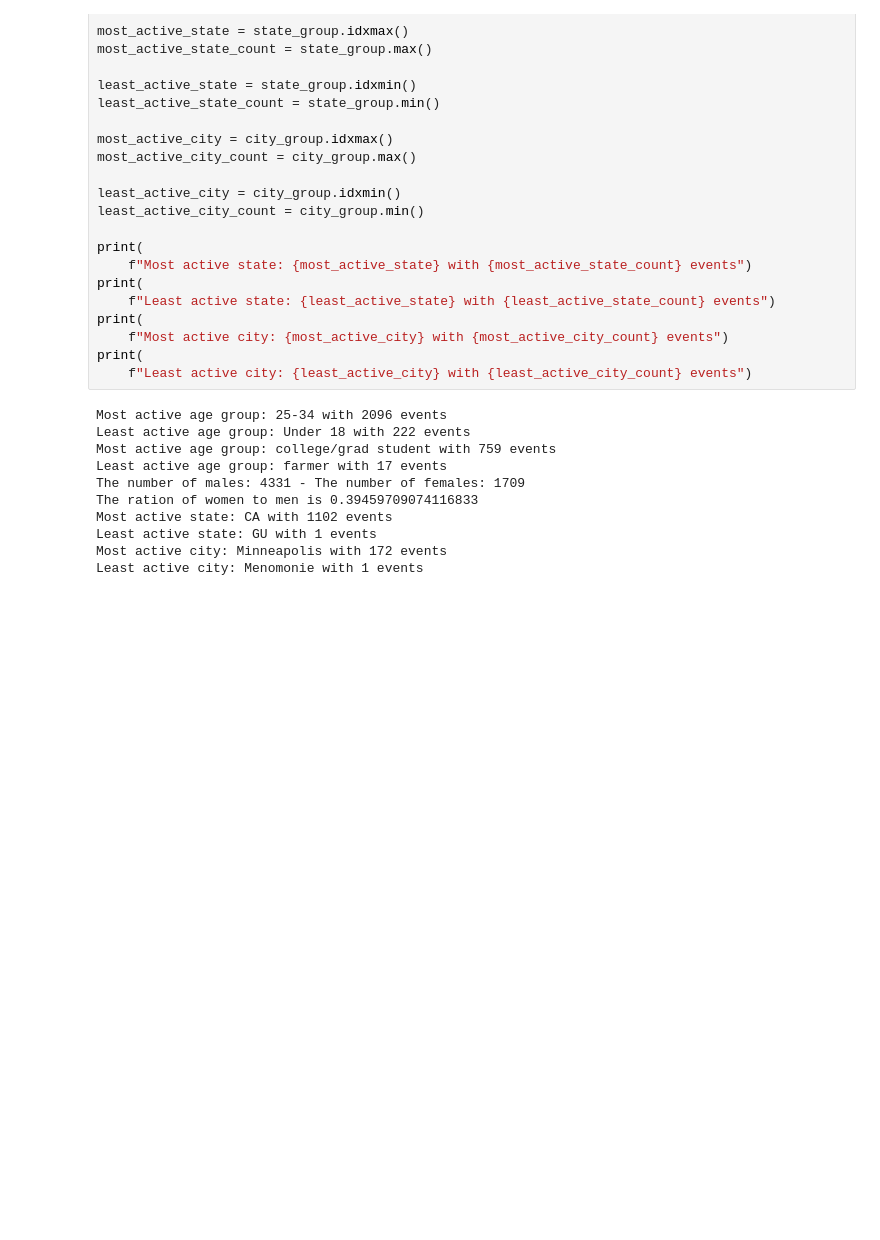
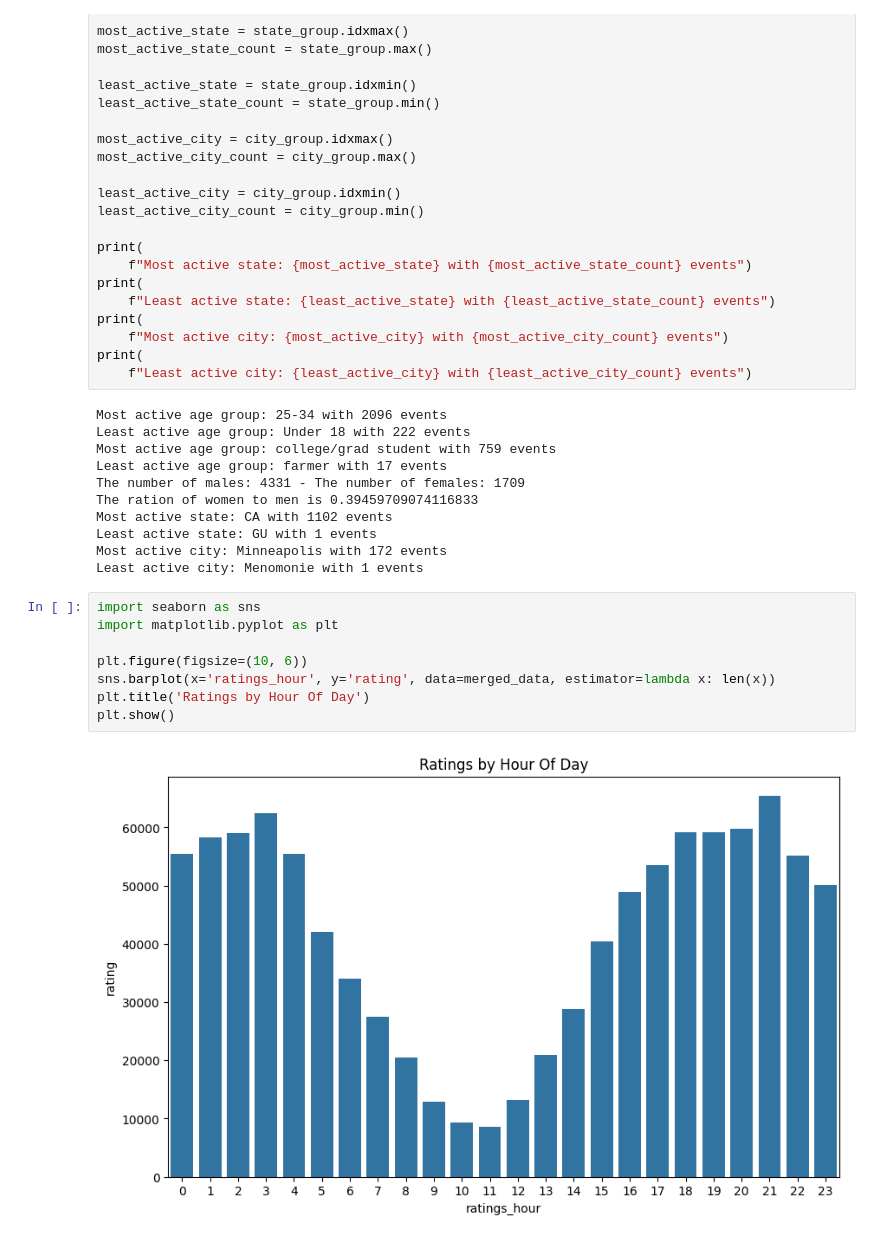
Before and after one commit to tankcdr/movie_recommender_py, a Jupyter notebook: notebooks/exploratory_data_analysis.ipynb, the cells around one changed output. Drawn from its saved outputs; the diff is of its cells as text; blank space fills up the shorter version.

Commit message:
adding notebook for exploratory data analisys - checkpoint

```diff
--- a/notebooks/exploratory_data_analysis.ipynb
+++ b/notebooks/exploratory_data_analysis.ipynb
@@ -170,3 +170,13 @@ Most active state: CA with 1102 events
 Least active state: GU with 1 events
 Most active city: Minneapolis with 172 events
 Least active city: Menomonie with 1 events
+# %%
+import seaborn as sns
+import matplotlib.pyplot as plt
+
+plt.figure(figsize=(10, 6))
+sns.barplot(x='ratings_hour', y='rating', data=merged_data, estimator=lambda x: len(x))
+plt.title('Ratings by Hour Of Day')
+plt.show()
+# %% [output]
+[figure, added]
```
Also changed, not shown: parts of 7 cells of this notebook.
